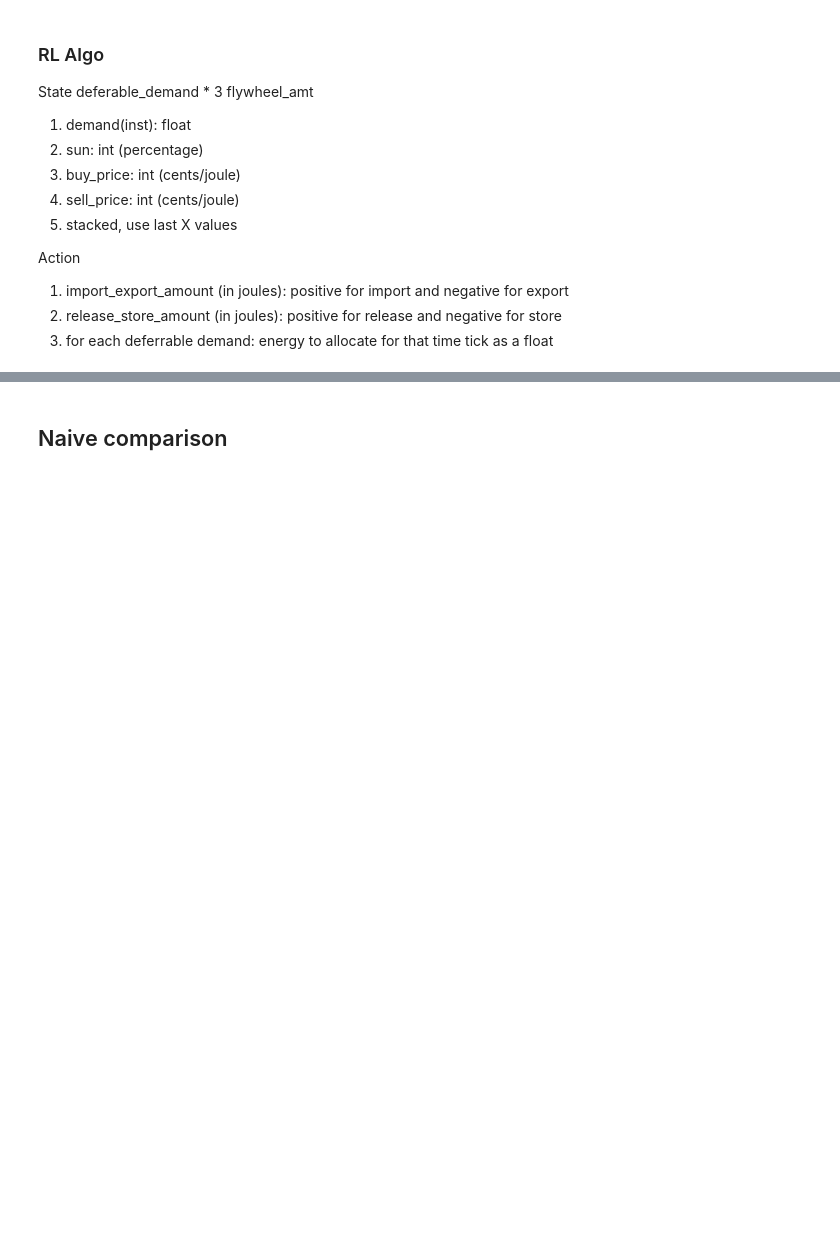
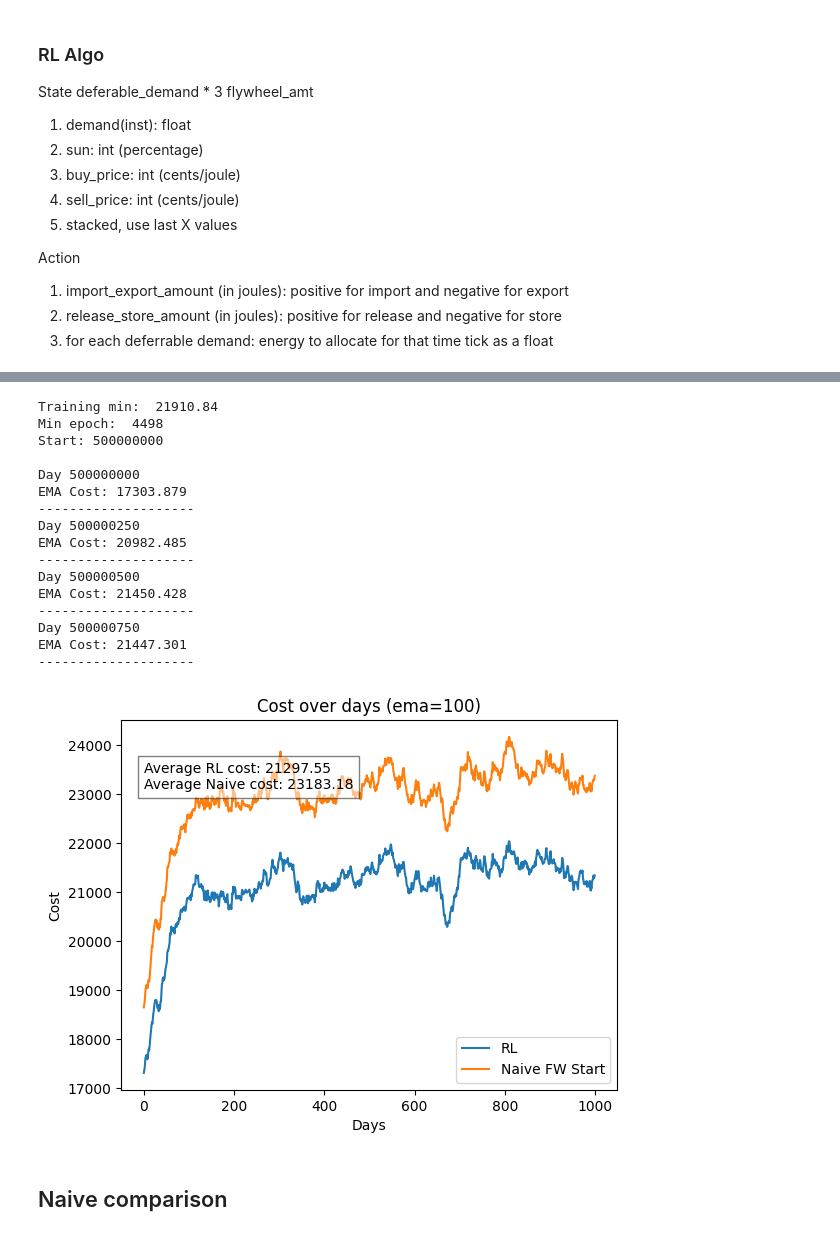
Before and after one commit to vishesh32/QuintupleE, a Jupyter notebook: server/optimisation/rl.ipynb, the cells around one changed output, grey strips where cells are left out. Drawn from its saved outputs; the diff is of its cells as text; code cells hidden in the pictures; blank space fills up the shorter version.

```diff
--- a/server/optimisation/rl.ipynb
+++ b/server/optimisation/rl.ipynb
@@ -222,12 +246,13 @@ import matplotlib.pyplot as plt
 from IPython.display import display, Markdown
 from random import randint
 
-basename = "06_e5000_r50_am2_rm0_im10_sta20_abs1"
-# basename = "04_e2000_r20_am2_rm0_im5_sta20_abs1"
+# basename = "05_e5000_r100_am2_rm0_im10_sta20_abs1"
+basename = "04_e5000_r50_am2_rm0_im10_sta20_abs1"
 filename = f"checkpoints/{basename}.pth"
 policy_network, min, min_epoch = load_policy_network_checkpoint(filename)
 
-start = randint(5000000, 6000000)
+# start = randint(5000000, 6000000)
+start = 500000000
 print("Training min: ", round(min, 3))
 print("Min epoch: ", min_epoch)
 print("Start:", start)
@@ -239,33 +264,51 @@ env = {
 }
 
 history_ticks = []
 
 
 number_of_days = 1000
 
 naive_params = {
     "satisfy_end": False,
     "use_flywheel": True
 }
 
 rl_costs, naive_costs = run_validation(start, number_of_days, policy_network, naive_params)
 
 ema_amount = 100
 plt.plot(get_ema(rl_costs, ema_amount), label="RL")
 plt.plot(get_ema(naive_costs, ema_amount), label=get_naive_label(naive_params))
 
 mid_y = (max(get_ema(naive_costs, ema_amount)) - max(get_ema(rl_costs, ema_amount)))//2 + max(get_ema(rl_costs, ema_amount))
 plt.text(0, mid_y,
 f'''Average RL cost: {round(np.mean(rl_costs), 2)}
 Average Naive cost: {round(np.mean(naive_costs), 2)}''',
          bbox=dict(facecolor='white', alpha=0.5))
 
 plt.xlabel("Days")
 plt.ylabel("Cost")
 plt.title("Cost over days (ema=100)")
 plt.legend()
 plt.savefig(f"plots/{basename}_val.png", dpi=500)
 plt.show()
+# %% [output]
+Training min:  21910.84
+Min epoch:  4498
+Start: 500000000
+
+Day 500000000
+EMA Cost: 17303.879
+--------------------
+Day 500000250
+EMA Cost: 20982.485
+--------------------
+Day 500000500
+EMA Cost: 21450.428
+--------------------
+Day 500000750
+EMA Cost: 21447.301
+--------------------
+[figure, added]
 # %% [markdown]
 ## Naive comparison
 # %%
```
Also changed, not shown: parts of 3 cells of this notebook, 8 other files.
